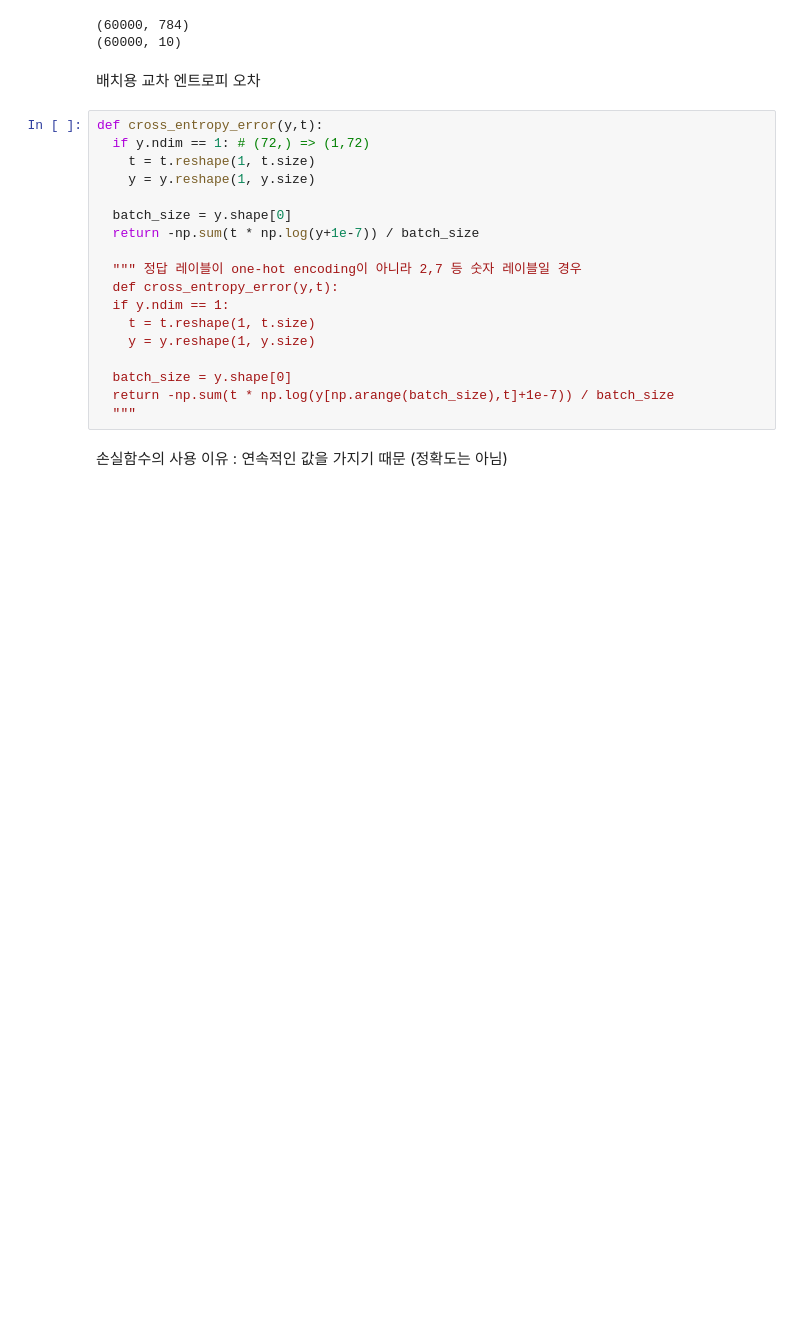
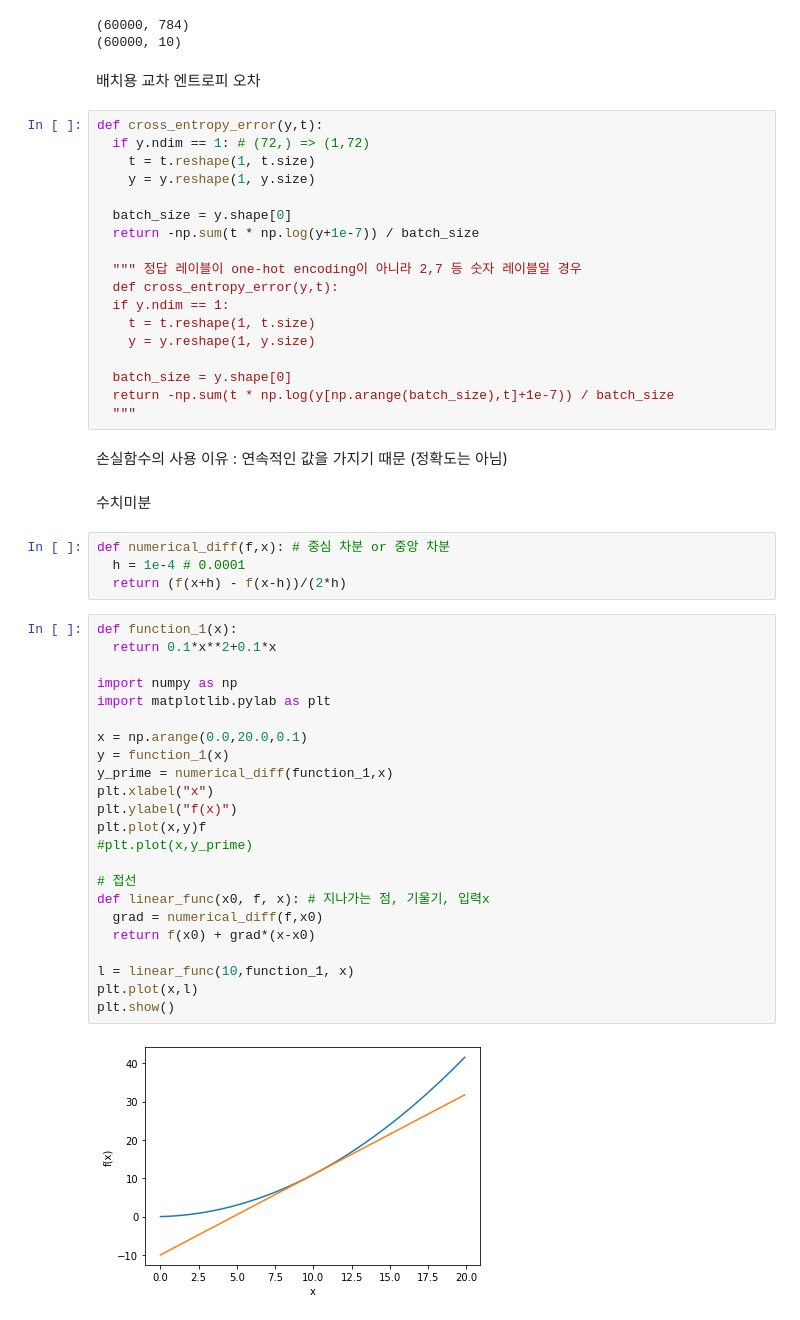
Before and after one commit to sechiyo97/study-deep-learning, a Jupyter notebook: deeplearning_ch4_0528.ipynb, the cells around one changed output. Drawn from its saved outputs; the diff is of its cells as text; blank space fills up the shorter version.

```diff
--- a/deeplearning_ch4_0528.ipynb
+++ b/deeplearning_ch4_0528.ipynb
@@ -76,3 +76,34 @@ def cross_entropy_error(y,t):
   """
 # %% [markdown]
 손실함수의 사용 이유 : 연속적인 값을 가지기 때문 (정확도는 아님)
+# %% [markdown]
+수치미분
+# %%
+def numerical_diff(f,x): # 중심 차분 or 중앙 차분
+  h = 1e-4 # 0.0001
+  return (f(x+h) - f(x-h))/(2*h)
+# %%
+def function_1(x):
+  return 0.1*x**2+0.1*x
+
+import numpy as np
+import matplotlib.pylab as plt
+
+x = np.arange(0.0,20.0,0.1)
+y = function_1(x)
+y_prime = numerical_diff(function_1,x)
+plt.xlabel("x")
+plt.ylabel("f(x)")
+plt.plot(x,y)f
+#plt.plot(x,y_prime)
+
+# 접선
+def linear_func(x0, f, x): # 지나가는 점, 기울기, 입력x
+  grad = numerical_diff(f,x0)
+  return f(x0) + grad*(x-x0)
+
+l = linear_func(10,function_1, x)
+plt.plot(x,l)
+plt.show()
+# %% [output]
+[figure, added]
```
Also changed, not shown: parts of 6 cells of this notebook.
